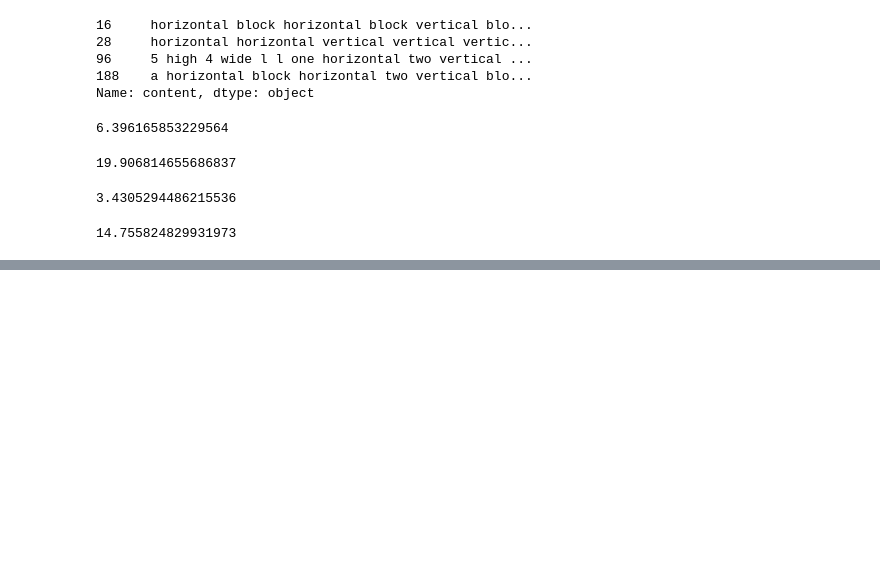
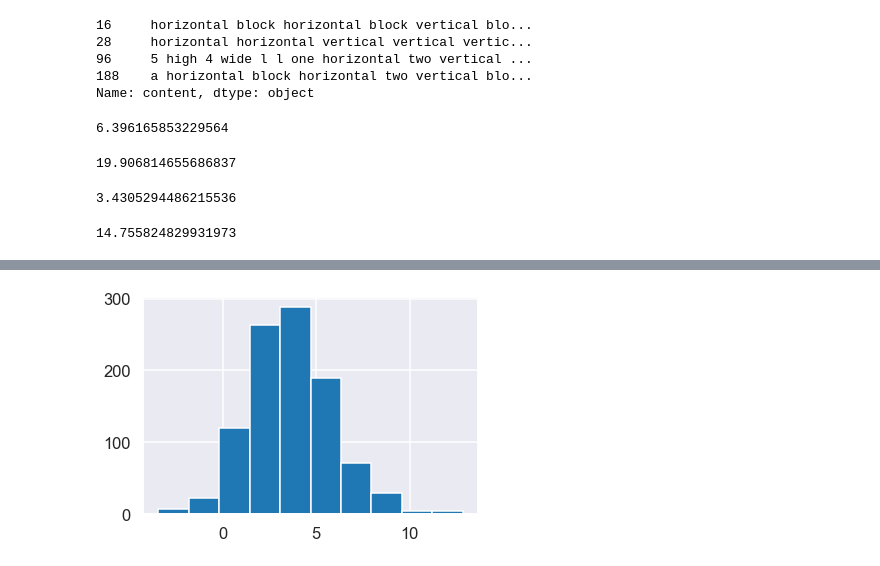
Before and after one commit to cogtoolslab/compositional-abstractions, a Jupyter notebook: analysis/compabs_ORLR20.ipynb, the cells around one changed output, grey strips where cells are left out. Drawn from its saved outputs; the diff is of its cells as text; code cells hidden in the pictures; blank space fills up the shorter version.

```diff
--- a/analysis/compabs_ORLR20.ipynb
+++ b/analysis/compabs_ORLR20.ipynb
@@ -775,0 +987,5 @@ between_group_variability(r3_clustering, r3_mat)
+# %%
+# Get word frequency distributions for all ppts
+df_refexp_trial = df_refexp_unprocessed.groupby(['gameid','repNum','trialNum'])['content'].apply(lambda x: ' '.join(x)).reset_index()
+df_refexp_trial['word_freq'] = df_refexp_trial['content'].apply(lambda x: Counter(x.split()))
+df_refexp_trial
@@ -775,0 +1083,87 @@ between_group_variability(r3_clustering, r3_mat)
+# %%
+df_all_words_trial = df_refexp_trial[['gameid', 'repNum', 'trialNum' ,'content']]
+
+for w in all_words:
+    df_all_words_trial[w] = df_all_words_trial['content'].apply(lambda row: int(w in row.split()))
+
+r0_clustering_original = AffinityPropagation(random_state=0, damping=0.5)\
+    .fit(df_all_words_trial[df_all_words_trial.repNum == 0].iloc[:,4:])
+r3_clustering_original = AffinityPropagation(random_state=0, damping=0.5)\
+    .fit(df_all_words_trial[df_all_words_trial.repNum == 3].iloc[:,4:])
+
+df_all_words_trial.loc[(df_all_words_trial.repNum == 0), 'r0_label'] = r0_clustering_original.labels_
+df_all_words_trial.loc[(df_all_words_trial.repNum == 3), 'r3_label'] = r3_clustering_original.labels_
+# %%
+# Bootstrap sample 49 ppts and get diff in F-stat for each one
+
+n = df_refexp['gameid'].nunique()
+n_indices = list(range(0,n))
+dyads = df_refexp['gameid'].unique()
+nIters = 1000
+
+r0_Fs = np.zeros(nIters)
+r3_Fs = np.zeros(nIters)
+r0_within_vars = np.zeros(nIters)
+r3_within_vars = np.zeros(nIters)
+r0_between_vars = np.zeros(nIters)
+r3_between_vars = np.zeros(nIters)
+F_differences = np.zeros(nIters)
+
+seed = 0
+
+for i in range(0,nIters): #1000 times
+
+    seed += 1
+
+    np.random.seed(seed)
+    sample_indices = [np.random.choice(n_indices, ) for _ in n_indices]
+    sample_dyads = dyads[sample_indices]
+
+#     dyads = ppts[ppt_sample]
+
+#     r0_trial_mat = np.array(df_all_words_trial[(df_all_words_trial.repNum == 0) \
+#                                                & (df_all_words_trial.gameid in sample_dyads)].iloc[:,4:]).shape
+#     r3_trial_mat = np.array(df_all_words_trial[df_all_words_trial.repNum == 3].iloc[:,4:]).shape
+
+    # I need to index r0_trial_mat by the sample rows (I.e. all three trials from that rep)
+
+    # we need to find the F-statistic of a sample of ppts,
+    # for this we will need a
+    # a dataframe, consisting of rows from df_all_words_trial, all three for the rep for each participant each time that participant is sampled
+    # a list of labels, corresponding to that row's cluster
+
+    r0_sample_df = pd.concat([df_all_words_trial[(df_all_words_trial.repNum == 0) & (df_all_words_trial.gameid == gameid)]\
+                                   for gameid in sample_dyads])
+
+    r3_sample_df = pd.concat([df_all_words_trial[(df_all_words_trial.repNum == 3) & (df_all_words_trial.gameid == gameid)]\
+                                   for gameid in sample_dyads])
+
+    # grab labels
+    r0_new_labels = np.array(r0_sample_df.loc[:,'r0_label'].astype(int))
+    r3_new_labels = np.array(r3_sample_df.loc[:,'r3_label'].astype(int))
+
+    # just grab words
+    r0_sample_df_data = np.array(r0_sample_df.loc[:,'two':'ablue'])
+    r3_sample_df_data = np.array(r3_sample_df.loc[:,'two':'ablue'])
+
+#     r0_new_labels = r0_clustering_original.labels_[ppt_sample]
+#     r3_new_labels = r3_clustering_original.labels_[ppt_sample]
+
+    r0_Fs[i], r0_between_vars[i], r0_within_vars[i] = F_stat_trials(r0_clustering_original, r0_sample_df_data, labels = r0_new_labels, filter_n_1 = False)
+    r3_Fs[i], r3_between_vars[i], r3_within_vars[i] = F_stat_trials(r3_clustering_original, r3_sample_df_data, labels = r3_new_labels, filter_n_1 = False)
+
+#     r0_Fs[i] = r0_F
+#     r3_Fs[i] = r3_F
+#     r0_F[i] = F_stat(r0_clustering, r0_mat[ppt_sample], labels = r0_new_labels)
+#     r3_F[i] = F_stat(r3_clustering, r3_mat[ppt_sample], labels = r3_new_labels)
+    F_differences[i] = r3_Fs[i] - r0_Fs[i]
+
+#     fig, ax = plt.subplots()
+#     ax.axis('off')
+#     ax.imshow(np.triu(rep1_distances))
+#     fig, ax = plt.subplots()
+#     ax.axis('off')
+#     ax.imshow(np.triu(rep4_distances))
+
+plt.hist(F_differences)
+# %% [output]
@@ -775,0 +1175 @@ between_group_variability(r3_clustering, r3_mat)
+[figure, added]
```
Also changed, not shown: parts of 75 cells of this notebook.
